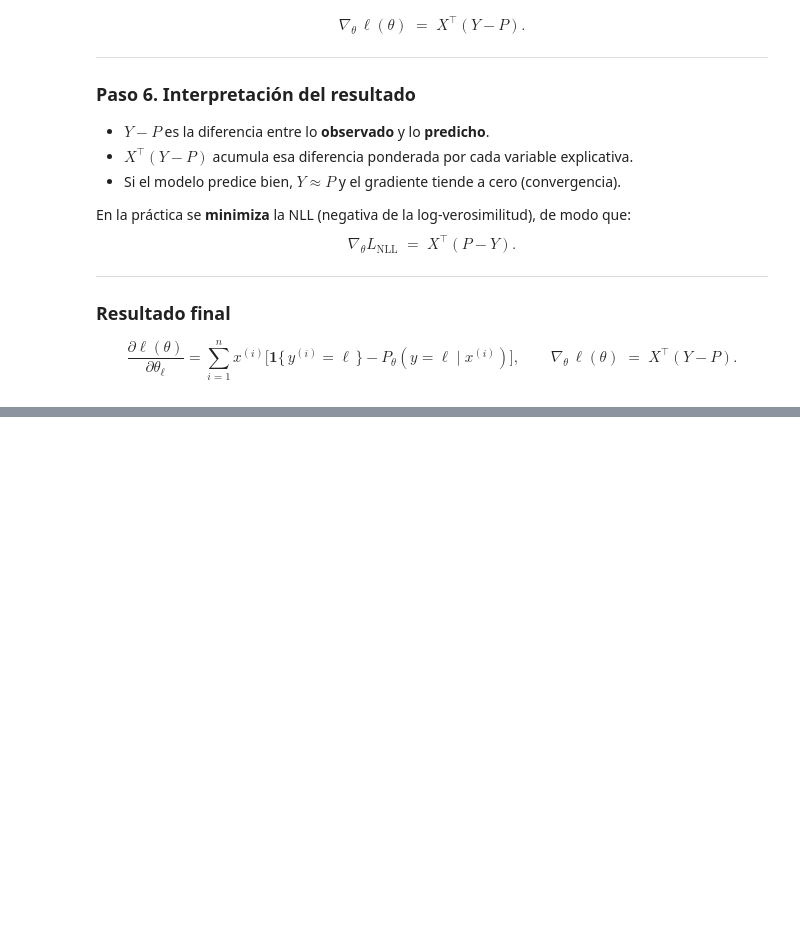
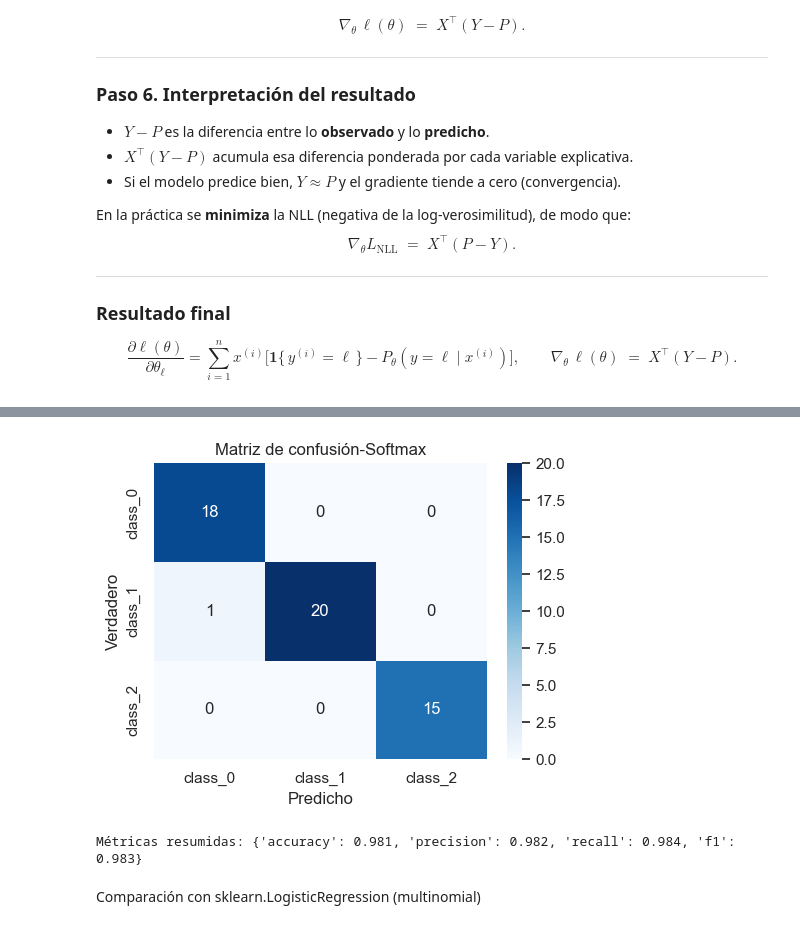
Before and after one commit to WilderSr99/ENEI-2025-ML1-Tarea2, a Jupyter notebook: src/ParteC_Logistic_Softmax.ipynb, the cells around one changed output, grey strips where cells are left out. Cells and saved outputs as stored; diff of their text form; code cells hidden in the pictures; blank space fills up the shorter version.

```diff
--- a/src/ParteC_Logistic_Softmax.ipynb
+++ b/src/ParteC_Logistic_Softmax.ipynb
@@ -175,0 +251,5 @@ $$
+# %%
+# --- Celda 4: Evaluación en test
+y_pred = predict_softmax(X_test, W)
+acc = accuracy_score(y_test, y_pred)
+print(f"Accuracy (Softmax scratch): {acc:.4f}")
@@ -175,0 +273,20 @@ $$
+# %%
+# Matriz de confusión
+cm = confusion_matrix(y_test, y_pred)
+plt.figure(figsize=(5,4))
+sns.heatmap(cm, annot=True, fmt="d", cmap="Blues", xticklabels=class_names, yticklabels=class_names)
+plt.title("Matriz de confusión-Softmax")
+plt.xlabel("Predicho")
+plt.ylabel("Verdadero")
+plt.tight_layout()
+plt.savefig("../report/figuras/matriz_confusion_softmax.png", dpi=150)
+plt.show()
+# %% [output]
+[figure, added]
+# %%
+# Métricas globales
+print("Métricas resumidas:", evaluate_classification(y_test, y_pred))
+# %% [output]
+Métricas resumidas: {'accuracy': 0.981, 'precision': 0.982, 'recall': 0.984, 'f1': 0.983}
+# %% [markdown]
+Comparación con sklearn.LogisticRegression (multinomial)
```
Also changed, not shown: parts of 14 cells of this notebook, 6 other files.
